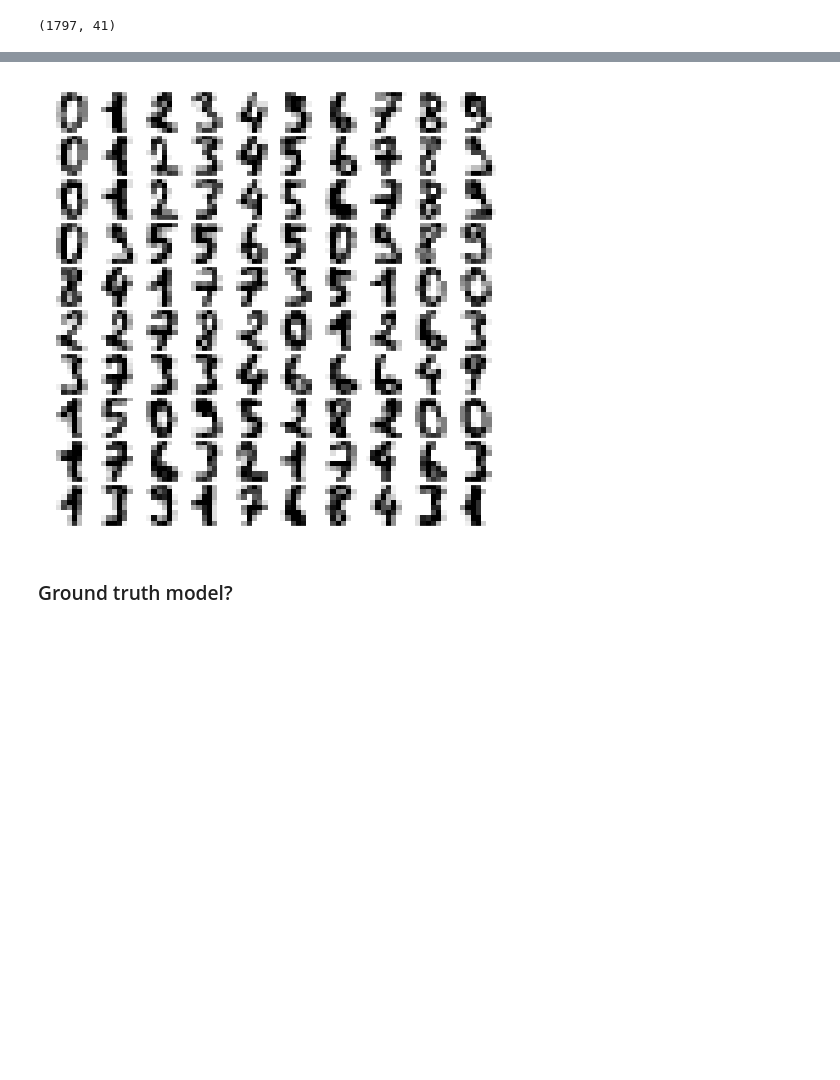
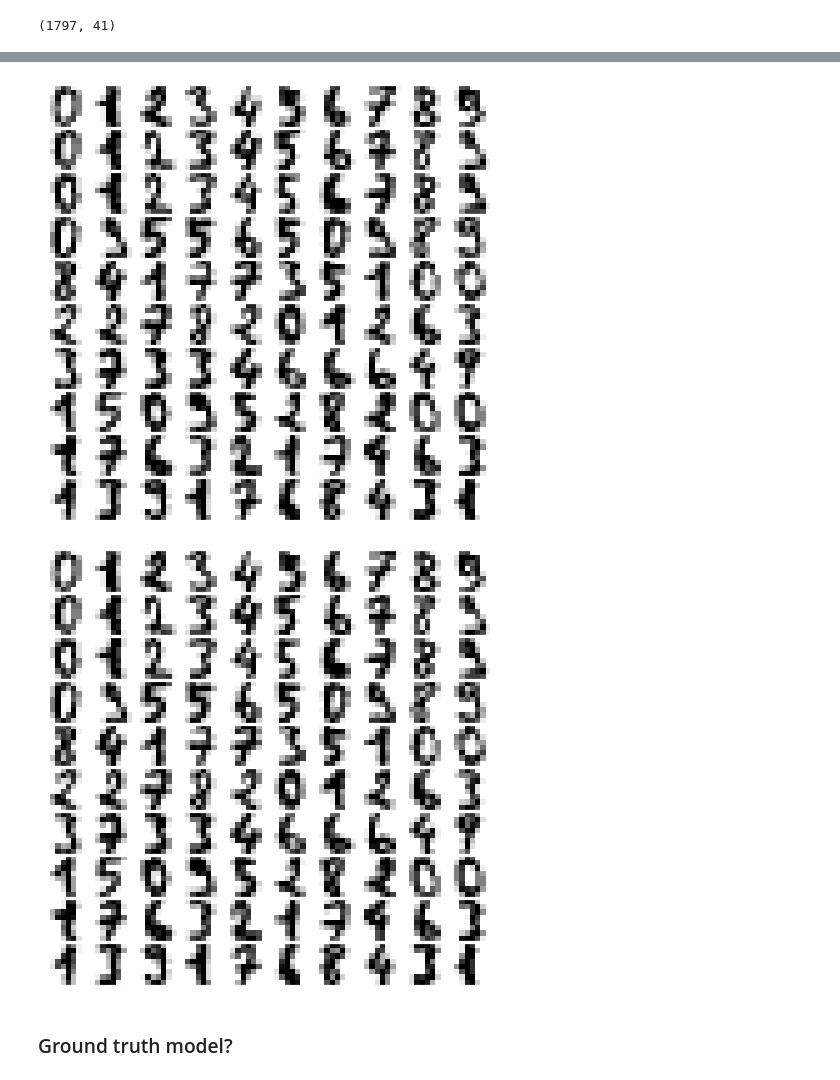
Before and after one commit to FengNiMa/203Project, a Jupyter notebook: notebooks/mnist.ipynb, the cells around one changed output, grey strips where cells are left out. Drawn from its saved outputs; the diff is of its cells as text; code cells hidden in the pictures; blank space fills up the shorter version.

```diff
--- a/notebooks/mnist.ipynb
+++ b/notebooks/mnist.ipynb
@@ -23,13 +38,16 @@ data.shape
 # %%
 def plot_digits(data, chang=10, kuan=10):
     fig, ax = plt.subplots(chang, kuan, figsize=(8, 8),
                            subplot_kw=dict(xticks=[], yticks=[]))
     fig.subplots_adjust(hspace=0.05, wspace=0.05)
     for i, axi in enumerate(ax.flat):
         #data_thresh = np.array([0 if xi < 4 else xi for xi in data[i]])
         im = axi.imshow(data[i].reshape(8, 8), cmap='binary')
         im.set_clim(0, 16)
+    return fig
+
 plot_digits(digits.data)
 # %% [output]
-[figure, old version]
+[figure, new version]
+[figure, added]
 # %%
```
Also changed, not shown: parts of 37 cells of this notebook, 8 other files.
